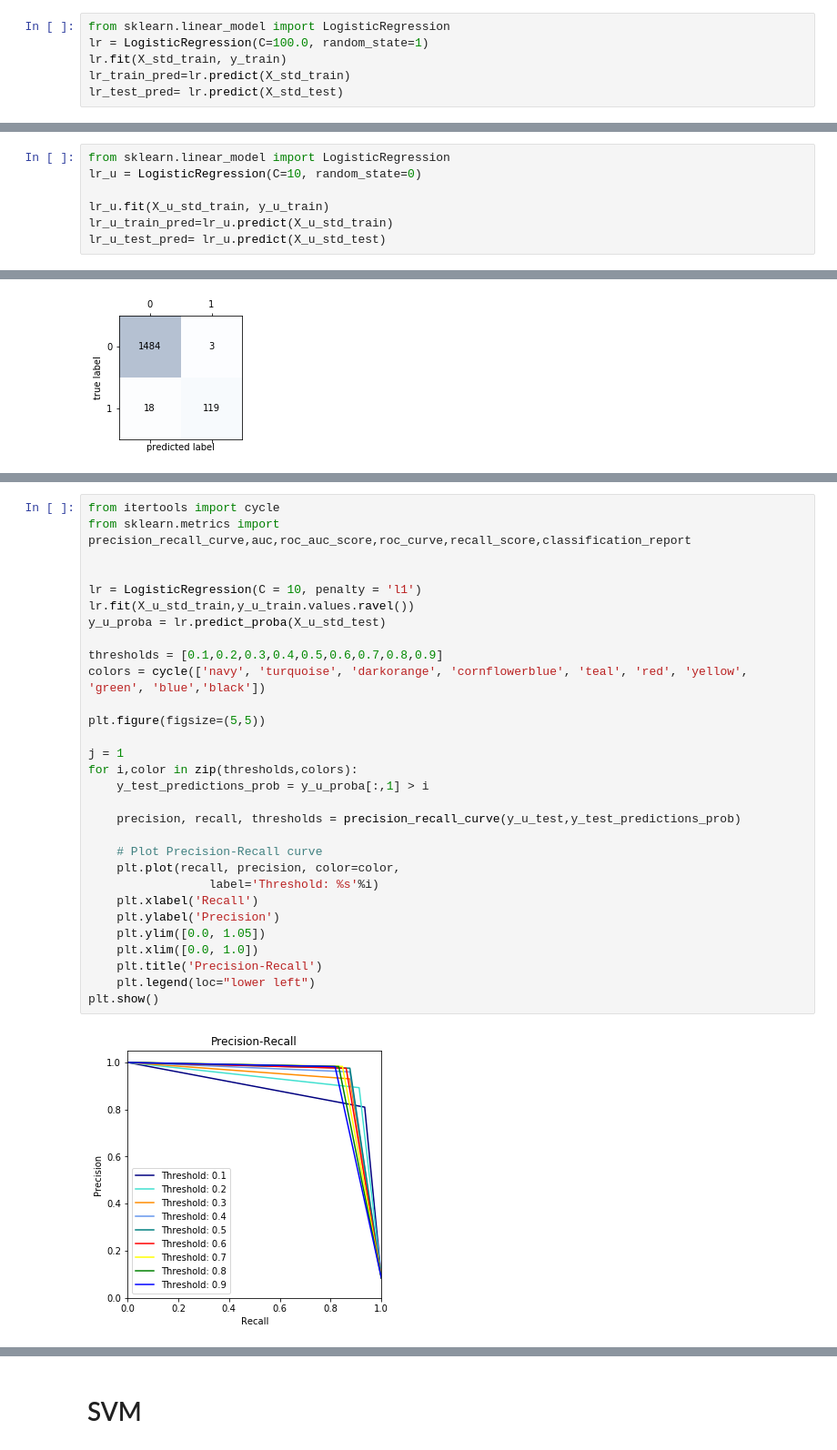
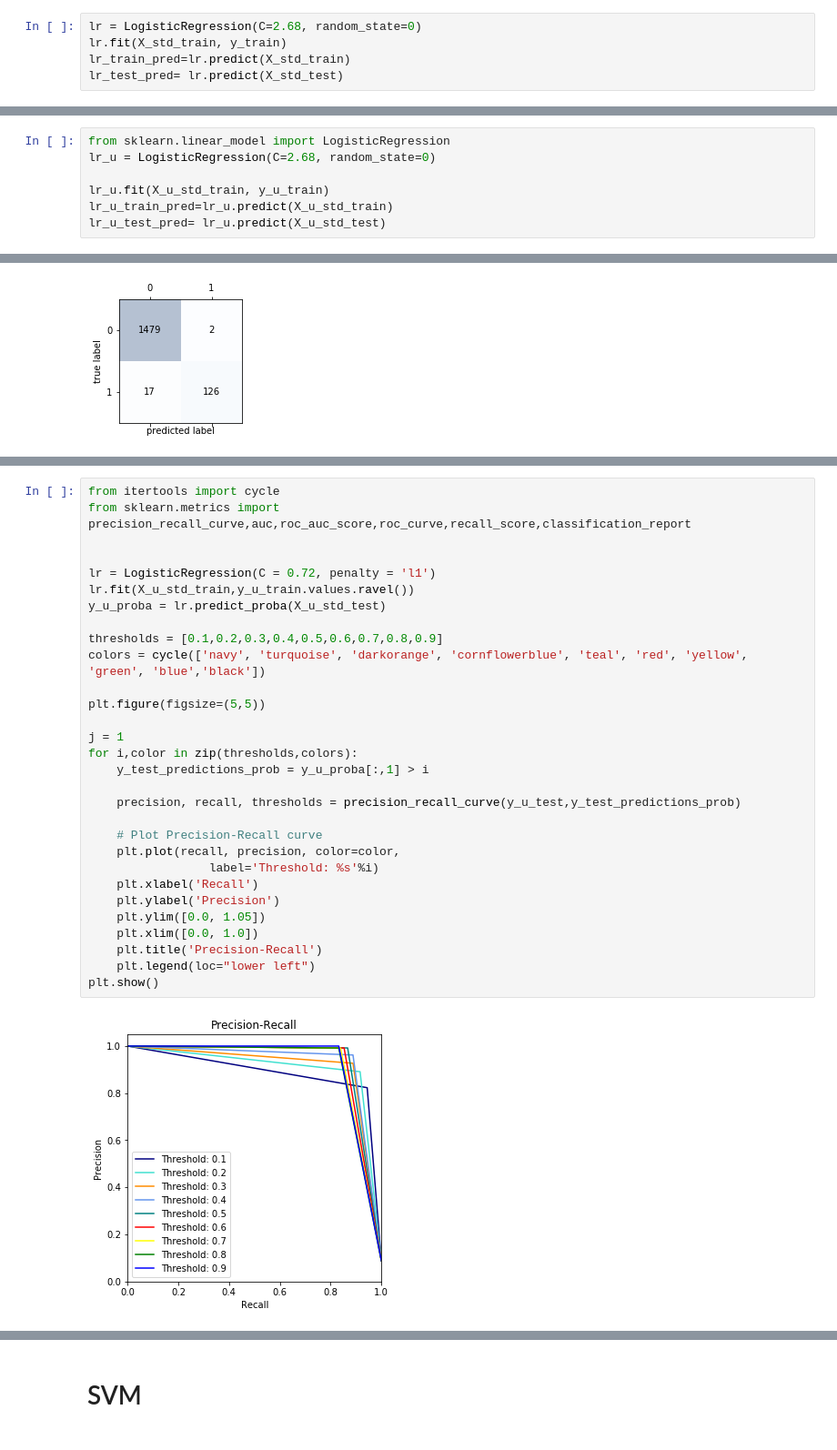
Before and after one commit to GiuseppeCavallaro/2016.M3.TQF-ML.Credit.Card.Fraud, a Jupyter notebook: Credit card fraudolent transactions detection.ipynb, the cells around one changed output, grey strips where cells are left out. Shown at 91% size. Saved outputs shown, nothing was run; the diff lists cells and outputs as text.

```diff
--- a/Credit card fraudolent transactions detection.ipynb
+++ b/Credit card fraudolent transactions detection.ipynb
@@ -111,6 +133,5 @@ Estimate the logistic function on the set test
 # %%
-from sklearn.linear_model import LogisticRegression
-lr = LogisticRegression(C=100.0, random_state=1)
+lr = LogisticRegression(C=2.68, random_state=0)
 lr.fit(X_std_train, y_train)
 lr_train_pred=lr.predict(X_std_train)
 lr_test_pred= lr.predict(X_std_test)
@@ -254,6 +341,6 @@ Test recall: 0.987
 # %%
 from sklearn.linear_model import LogisticRegression
-lr_u = LogisticRegression(C=10, random_state=0)
+lr_u = LogisticRegression(C=2.68, random_state=0)
 
 lr_u.fit(X_u_std_train, y_u_train)
 lr_u_train_pred=lr_u.predict(X_u_std_train)
@@ -330,32 +427,32 @@ ERR_fraud
 # %%
 from itertools import cycle
 from sklearn.metrics import precision_recall_curve,auc,roc_auc_score,roc_curve,recall_score,classification_report
 
 
-lr = LogisticRegression(C = 10, penalty = 'l1')
+lr = LogisticRegression(C = 0.72, penalty = 'l1')
 lr.fit(X_u_std_train,y_u_train.values.ravel())
 y_u_proba = lr.predict_proba(X_u_std_test)
 
 thresholds = [0.1,0.2,0.3,0.4,0.5,0.6,0.7,0.8,0.9]
 colors = cycle(['navy', 'turquoise', 'darkorange', 'cornflowerblue', 'teal', 'red', 'yellow', 'green', 'blue','black'])
 
 plt.figure(figsize=(5,5))
 
 j = 1
 for i,color in zip(thresholds,colors):
     y_test_predictions_prob = y_u_proba[:,1] > i
 
     precision, recall, thresholds = precision_recall_curve(y_u_test,y_test_predictions_prob)
 
     # Plot Precision-Recall curve
     plt.plot(recall, precision, color=color,
                  label='Threshold: %s'%i)
     plt.xlabel('Recall')
     plt.ylabel('Precision')
     plt.ylim([0.0, 1.05])
     plt.xlim([0.0, 1.0])
     plt.title('Precision-Recall')
     plt.legend(loc="lower left")
 plt.show()
 # %% [output]
-[figure, old version]
+[figure, new version]
```
Also changed, not shown: parts of 91 cells of this notebook.
